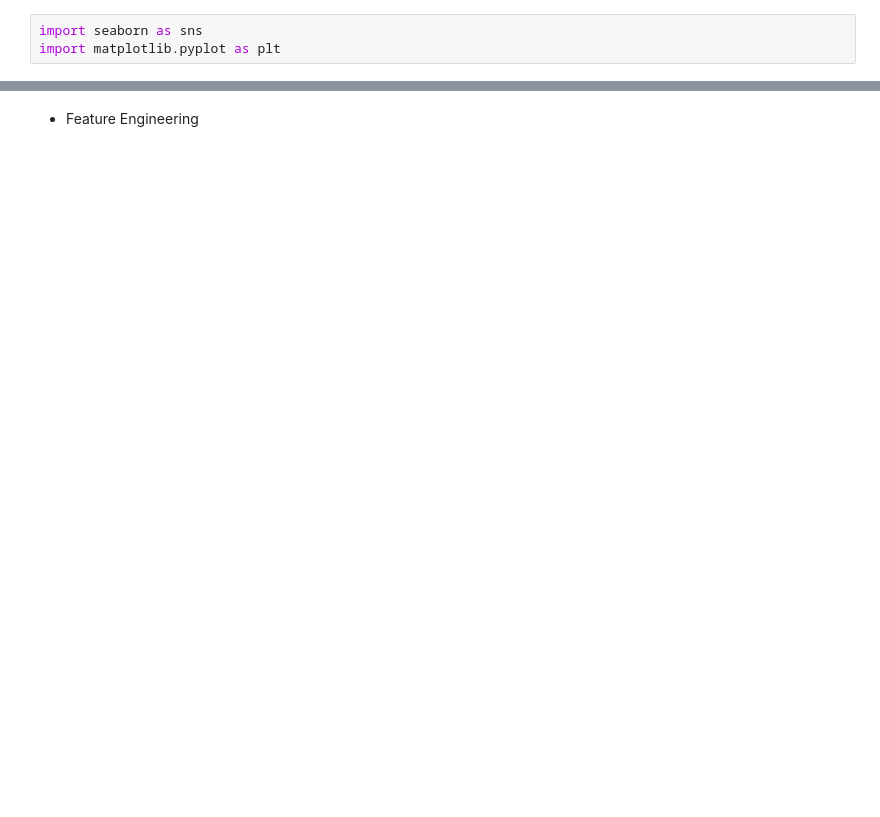
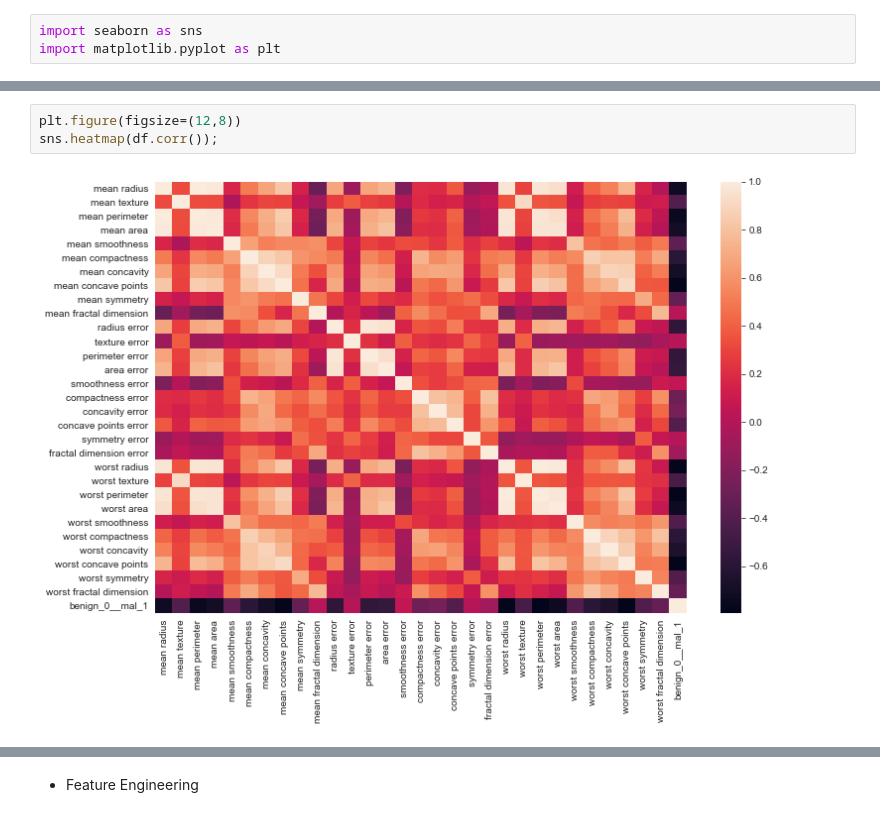
Before and after one commit to Ertugrul-Kurubal/Deep-Learning, a Jupyter notebook: In Class/3-Keras Classification In Class 4.ipynb, the cells around one changed output, grey strips where cells are left out. Saved outputs shown, nothing was run; the diff lists cells and outputs as text; blank space fills up the shorter version.

```diff
--- a/In Class/3-Keras Classification In Class 4.ipynb
+++ b/In Class/3-Keras Classification In Class 4.ipynb
@@ -30,0 +89,5 @@ import matplotlib.pyplot as plt
+# %%
+plt.figure(figsize=(12,8))
+sns.heatmap(df.corr());
+# %% [output]
+[figure, added]
```
Also changed, not shown: parts of 29 cells of this notebook.
